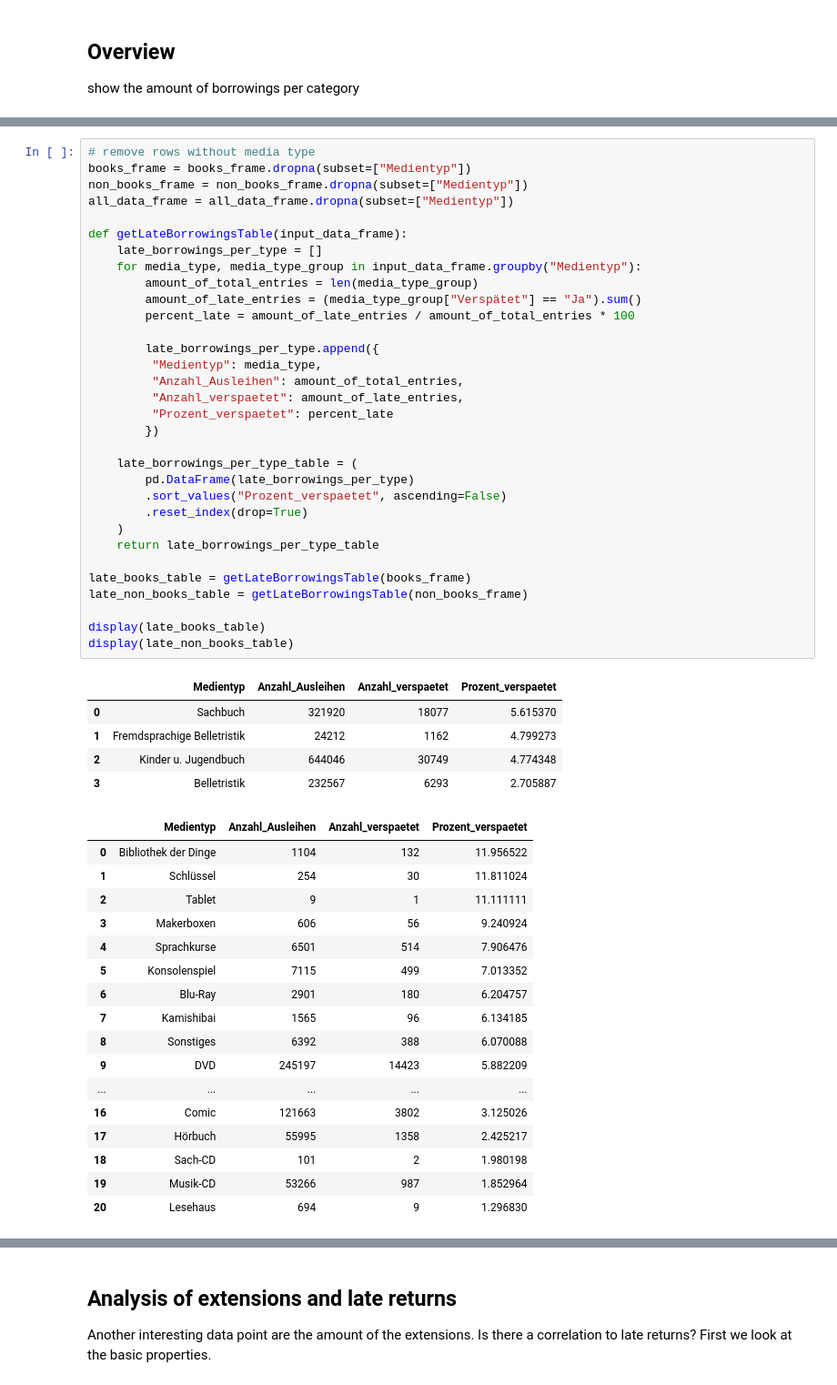
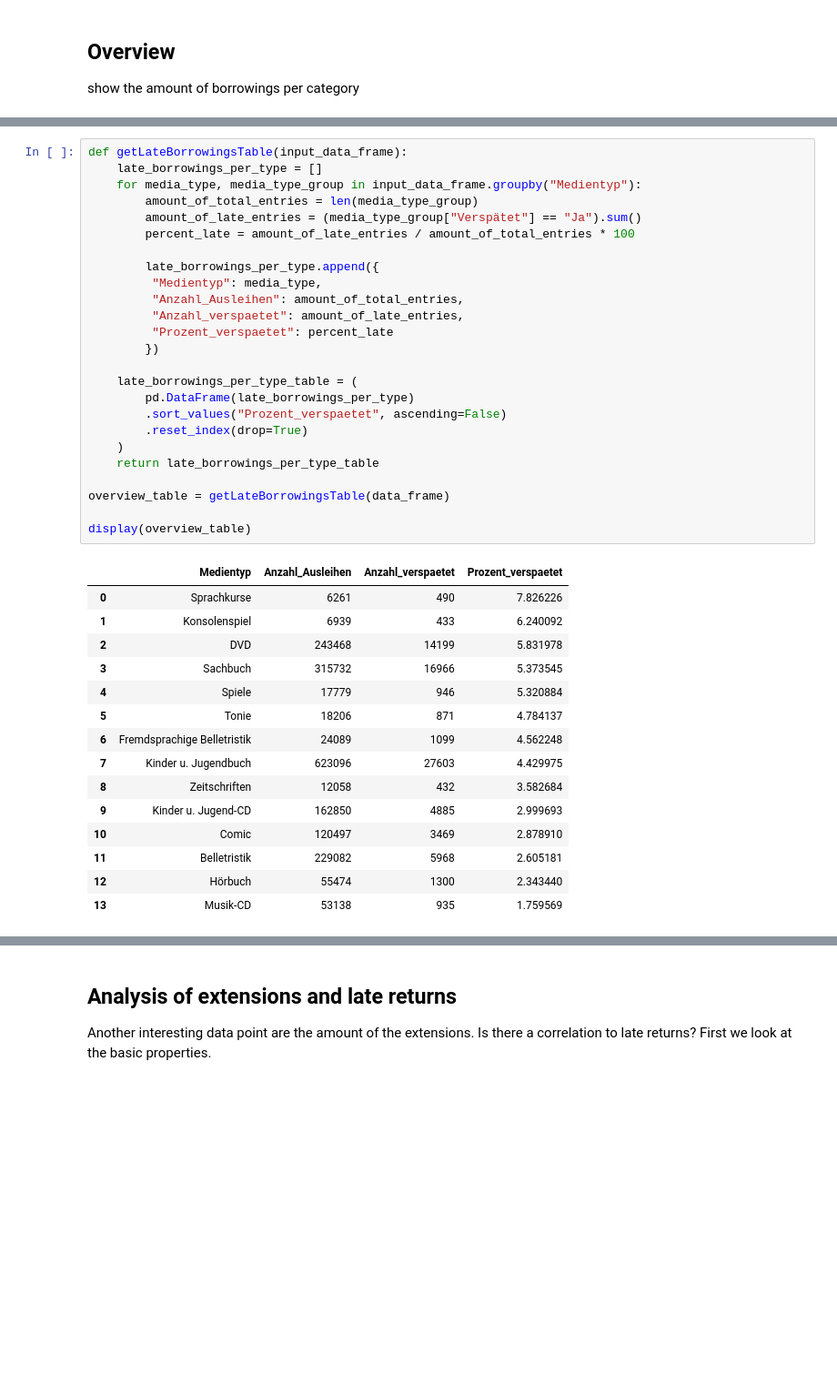
Before and after one commit to RobinAllgeier/Data_Literacy, a Jupyter notebook: exp/nr_01_eda_media-types.ipynb, the cells around one changed output, grey strips where cells are left out. Shown at 91% size. Cells and saved outputs as stored; diff of their text form; blank space fills up the shorter version.

```diff
--- a/exp/nr_01_eda_media-types.ipynb
+++ b/exp/nr_01_eda_media-types.ipynb
@@ -95,55 +69,41 @@ Now we want to examine correlations between media types and borrowings that were
 # %%
-# remove rows without media type
-books_frame = books_frame.dropna(subset=["Medientyp"])
-non_books_frame = non_books_frame.dropna(subset=["Medientyp"])
-all_data_frame = all_data_frame.dropna(subset=["Medientyp"])
-
 def getLateBorrowingsTable(input_data_frame):
     late_borrowings_per_type = []
     for media_type, media_type_group in input_data_frame.groupby("Medientyp"):
         amount_of_total_entries = len(media_type_group)
         amount_of_late_entries = (media_type_group["Verspätet"] == "Ja").sum()
         percent_late = amount_of_late_entries / amount_of_total_entries * 100
 
         late_borrowings_per_type.append({
          "Medientyp": media_type,
          "Anzahl_Ausleihen": amount_of_total_entries,
          "Anzahl_verspaetet": amount_of_late_entries,
          "Prozent_verspaetet": percent_late
         })
 
     late_borrowings_per_type_table = (
         pd.DataFrame(late_borrowings_per_type)
         .sort_values("Prozent_verspaetet", ascending=False)
         .reset_index(drop=True)
     )
     return late_borrowings_per_type_table
 
-late_books_table = getLateBorrowingsTable(books_frame)
-late_non_books_table = getLateBorrowingsTable(non_books_frame)
+overview_table = getLateBorrowingsTable(data_frame)
 
-display(late_books_table)
-display(late_non_books_table)
+display(overview_table)
 # %% [output]
 |  | Medientyp | Anzahl_Ausleihen | Anzahl_verspaetet | Prozent_verspaetet |
-| 0 | Sachbuch | 321920 | 18077 | 5.615370 |
-| 1 | Fremdsprachige Belletristik | 24212 | 1162 | 4.799273 |
-| 2 | Kinder u. Jugendbuch | 644046 | 30749 | 4.774348 |
-| 3 | Belletristik | 232567 | 6293 | 2.705887 |
+| 0 | Sprachkurse | 6261 | 490 | 7.826226 |
+| 1 | Konsolenspiel | 6939 | 433 | 6.240092 |
+| 2 | DVD | 243468 | 14199 | 5.831978 |
+| 3 | Sachbuch | 315732 | 16966 | 5.373545 |
+| 4 | Spiele | 17779 | 946 | 5.320884 |
+| 5 | Tonie | 18206 | 871 | 4.784137 |
+| 6 | Fremdsprachige Belletristik | 24089 | 1099 | 4.562248 |
+| 7 | Kinder u. Jugendbuch | 623096 | 27603 | 4.429975 |
+| 8 | Zeitschriften | 12058 | 432 | 3.582684 |
+| 9 | Kinder u. Jugend-CD | 162850 | 4885 | 2.999693 |
+| 10 | Comic | 120497 | 3469 | 2.878910 |
+| 11 | Belletristik | 229082 | 5968 | 2.605181 |
+| 12 | Hörbuch | 55474 | 1300 | 2.343440 |
+| 13 | Musik-CD | 53138 | 935 | 1.759569 |
-|  | Medientyp | Anzahl_Ausleihen | Anzahl_verspaetet | Prozent_verspaetet |
-| 0 | Bibliothek der Dinge | 1104 | 132 | 11.956522 |
-| 1 | Schlüssel | 254 | 30 | 11.811024 |
-| 2 | Tablet | 9 | 1 | 11.111111 |
-| 3 | Makerboxen | 606 | 56 | 9.240924 |
-| 4 | Sprachkurse | 6501 | 514 | 7.906476 |
-| 5 | Konsolenspiel | 7115 | 499 | 7.013352 |
-| 6 | Blu-Ray | 2901 | 180 | 6.204757 |
-| 7 | Kamishibai | 1565 | 96 | 6.134185 |
-| 8 | Sonstiges | 6392 | 388 | 6.070088 |
-| 9 | DVD | 245197 | 14423 | 5.882209 |
-| ... | ... | ... | ... | ... |
-| 16 | Comic | 121663 | 3802 | 3.125026 |
-| 17 | Hörbuch | 55995 | 1358 | 2.425217 |
-| 18 | Sach-CD | 101 | 2 | 1.980198 |
-| 19 | Musik-CD | 53266 | 987 | 1.852964 |
-| 20 | Lesehaus | 694 | 9 | 1.296830 |
```
Also changed, not shown: parts of 32 cells of this notebook, 2 other files.
